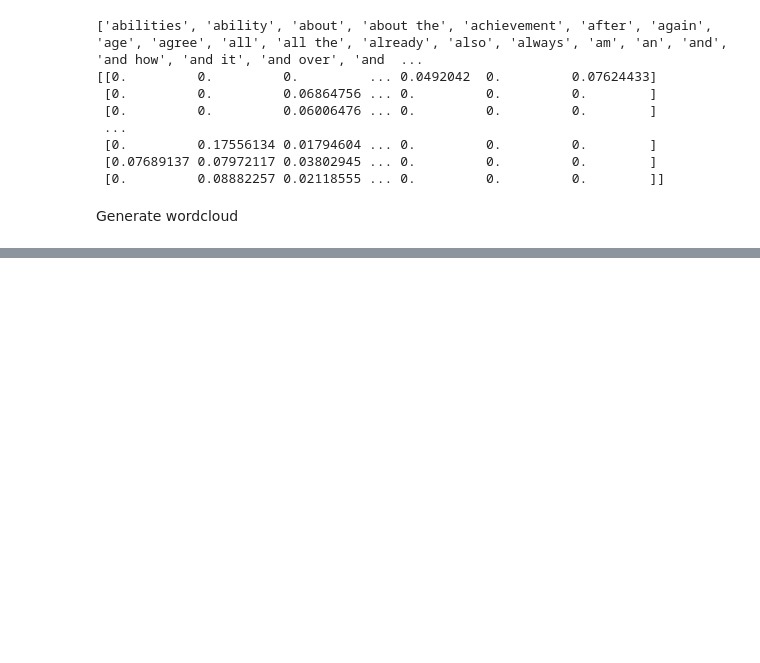
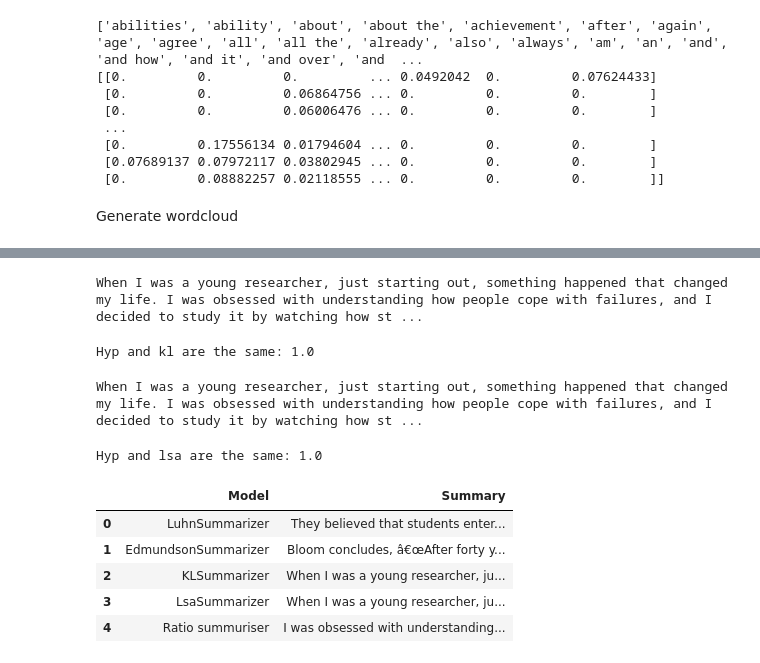
Before and after one commit to AdityaPatidaroo7/Aditya-, a Jupyter notebook: Text_summarizaton_project.ipynb, the cells around one changed output, grey strips where cells are left out. Cells and saved outputs as stored; diff of their text form; code cells hidden in the pictures; blank space fills up the shorter version.

```diff
--- a/Text_summarizaton_project.ipynb
+++ b/Text_summarizaton_project.ipynb
@@ -202,0 +485,37 @@ plot_cloud(wordcloud)
+# %%
+summarizer_kl = KLSummarizer()
+
+# Summarize using sumy KL Divergence
+summary =summarizer_kl(parser.document,2)
+
+kl_summary=""
+for sentence in text:
+    kl_summary+=str(sentence)
+print(kl_summary)
+# %% [output]
+When I was a young researcher, just starting out, something happened that changed my life. I was obsessed with understanding how people cope with failures, and I decided to study it by watching how st ...
+# %%
+ref_kl= str(kl_summary).split()
+score_kl = bleu.sentence_bleu([ref_kl], hyp)
+print("Hyp and kl are the same: {}".format(score_kl))
+# %% [output]
+Hyp and kl are the same: 1.0
+# %%
+summarizer_lsa = LsaSummarizer()
+
+# Summarize using sumy LSA
+summary =summarizer_lsa(parser.document,2)
+
+lsa_summary=""
+for sentence in text:
+    lsa_summary+=str(sentence)
+
+print(lsa_summary)
+# %% [output]
+When I was a young researcher, just starting out, something happened that changed my life. I was obsessed with understanding how people cope with failures, and I decided to study it by watching how st ...
+# %%
+ref_lsa= str(lsa_summary).split()
+score_lsa = bleu.sentence_bleu([ref_lsa], hyp)
+print("Hyp and lsa are the same: {}".format(score_lsa))
+# %% [output]
+Hyp and lsa are the same: 1.0
@@ -202,0 +524,10 @@ plot_cloud(wordcloud)
+# %%
+data_summary = pd.DataFrame(data_1)
+data_summary
+# %% [output]
+|  | Model | Summary |
+| 0 | LuhnSummarizer | They believed that students enter... |
+| 1 | EdmundsonSummarizer | Bloom concludes, â€œAfter forty y... |
+| 2 | KLSummarizer | When I was a young researcher, ju... |
+| 3 | LsaSummarizer | When I was a young researcher, ju... |
+| 4 | Ratio summuriser | I was obsessed with understanding... |
```
Also changed, not shown: parts of 32 cells of this notebook.
